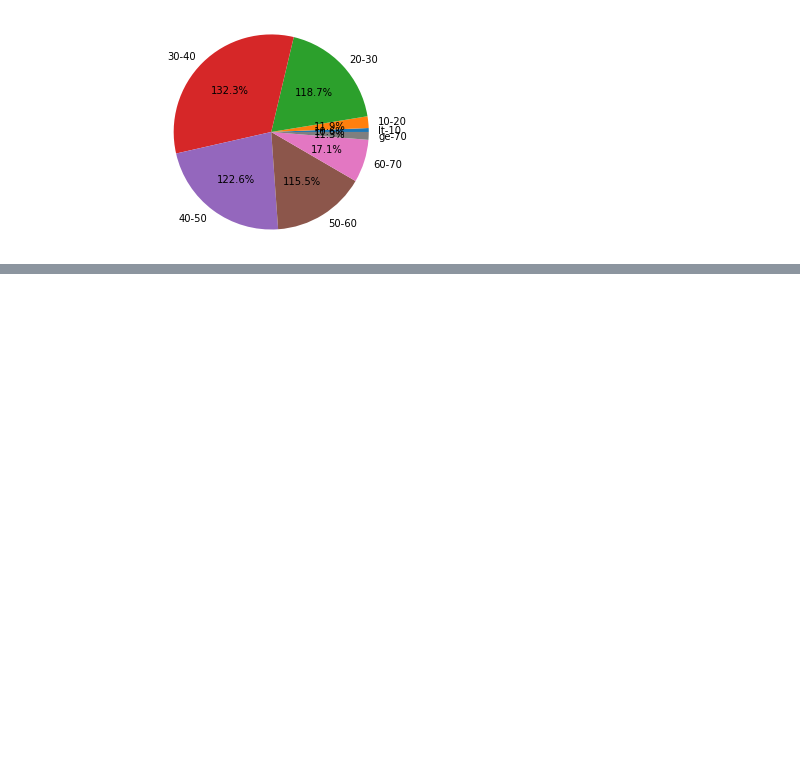
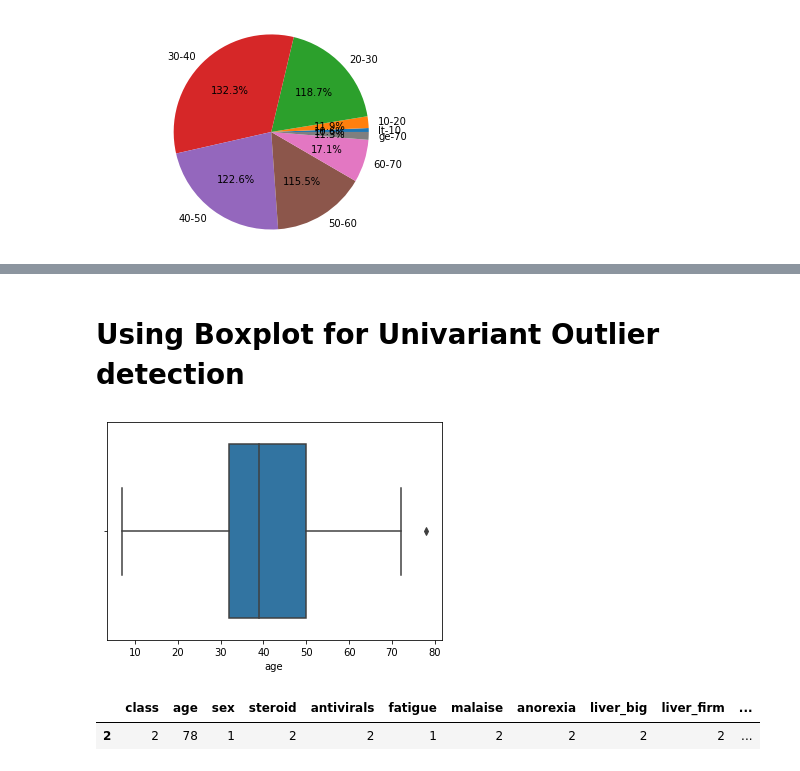
Before and after one commit to code-JOA/Predicting_Hepatitis_Mortality_Rate, a Jupyter notebook: Hepatitis_Mortality_Prediction.ipynb, the cells around one changed output, grey strips where cells are left out. Drawn from its saved outputs; the diff is of its cells as text; code cells hidden in the pictures; blank space fills up the shorter version.

```diff
--- a/Hepatitis_Mortality_Prediction.ipynb
+++ b/Hepatitis_Mortality_Prediction.ipynb
@@ -328,0 +339,12 @@ plt.show()
+# %% [markdown]
+# Using Boxplot for Univariant Outlier detection
+# %%
+sns.boxplot(df['age'])
+plt.show()
+# %% [output]
+[figure, added]
+# %%
+df[df.age == 78]
+# %% [output]
+|  | class | age | sex | steroid | antivirals | fatigue | malaise | anorexia | liver_big | liver_firm | ... |
+| 2 | 2 | 78 | 1 | 2 | 2 | 1 | 2 | 2 | 2 | 2 | ... |
```
Also changed, not shown: parts of 23 cells of this notebook.
